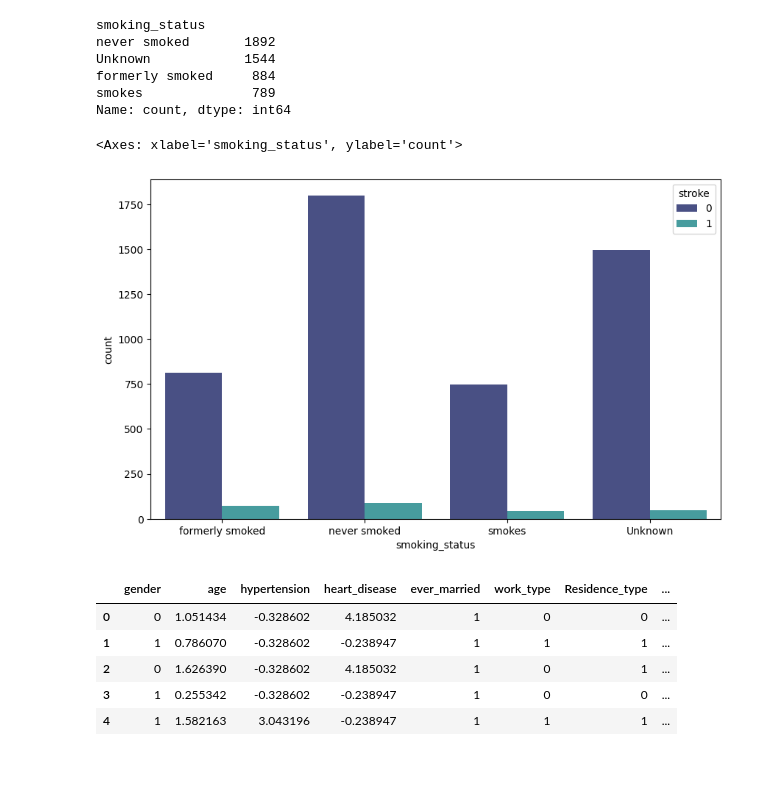
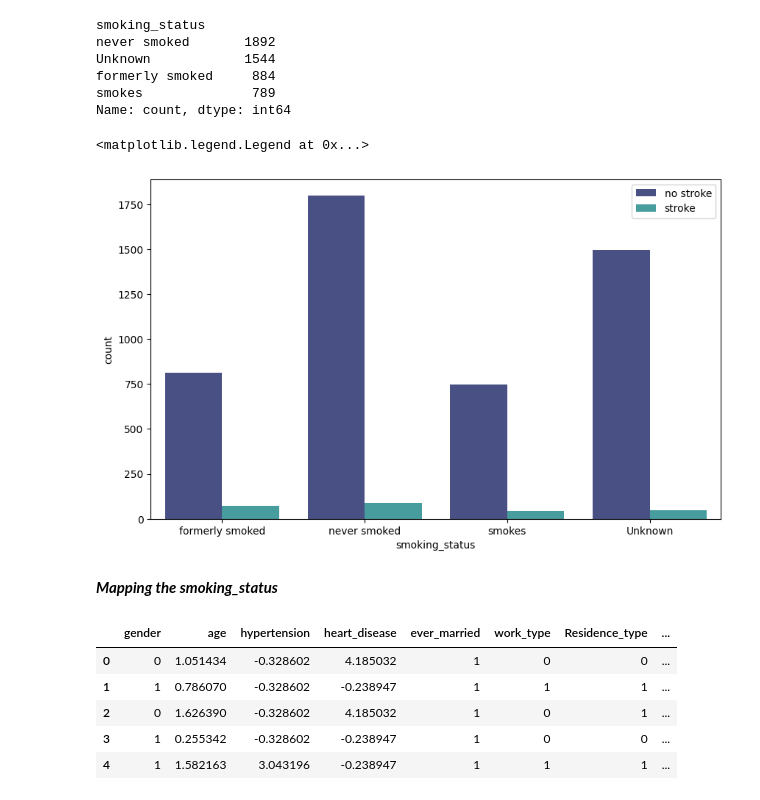
Before and after one commit to Menna167200/-_-, a Jupyter notebook: stroke-prediction-with-99-accuracy.ipynb, the cells around one changed output. Drawn from its saved outputs; the diff is of its cells as text; code cells hidden in the pictures; blank space fills up the shorter version.

```diff
--- a/stroke-prediction-with-99-accuracy.ipynb
+++ b/stroke-prediction-with-99-accuracy.ipynb
@@ -394,9 +414,12 @@ Name: count, dtype: int64
 # %%
 plt.figure(figsize=(10,6))
 sns.countplot(x="smoking_status", data=data, palette='mako',hue='stroke')
+plt.legend(['no stroke','stroke'])
 # %% [output]
-<Axes: xlabel='smoking_status', ylabel='count'>
+<matplotlib.legend.Legend at 0x...>
-[figure, old version]
+[figure, new version]
+# %% [markdown]
+***Mapping the smoking_status***
 # %%
 data.smoking_status = data.smoking_status.map({'never smoked':0,'formerly smoked':1,'smokes':2,'Unknown':3})
 # %%
```
Also changed, not shown: parts of 17 cells of this notebook.
